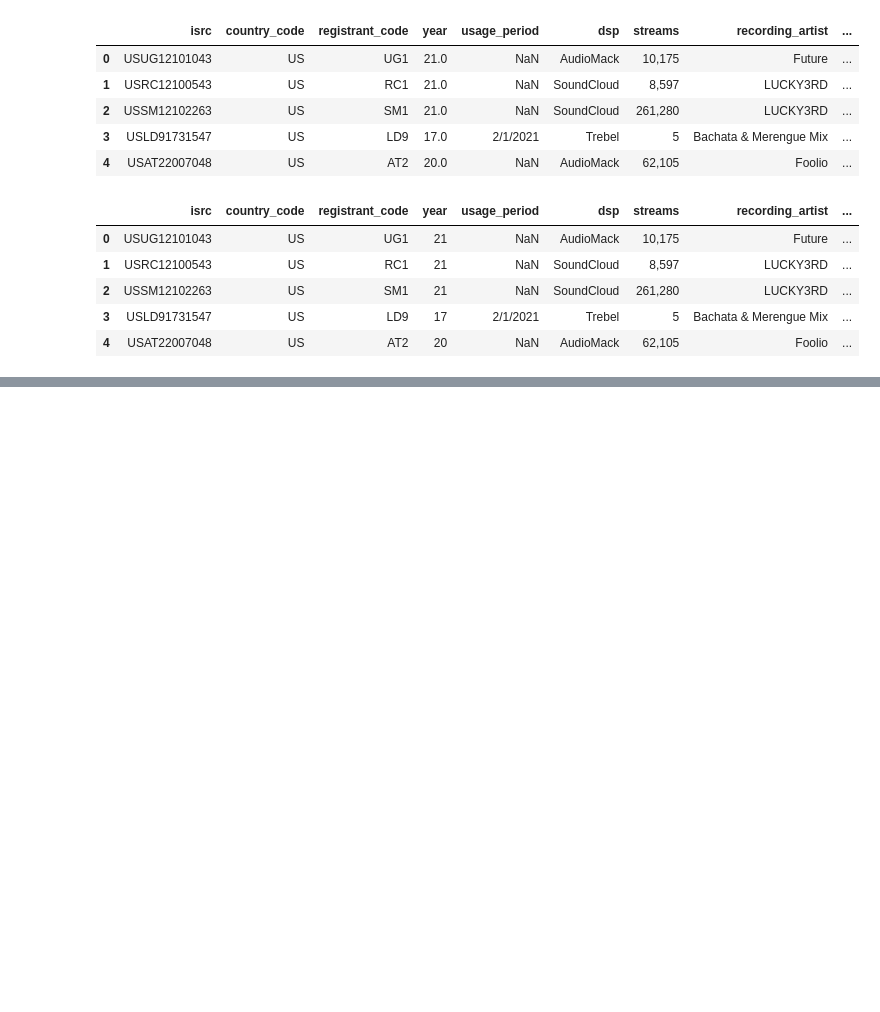
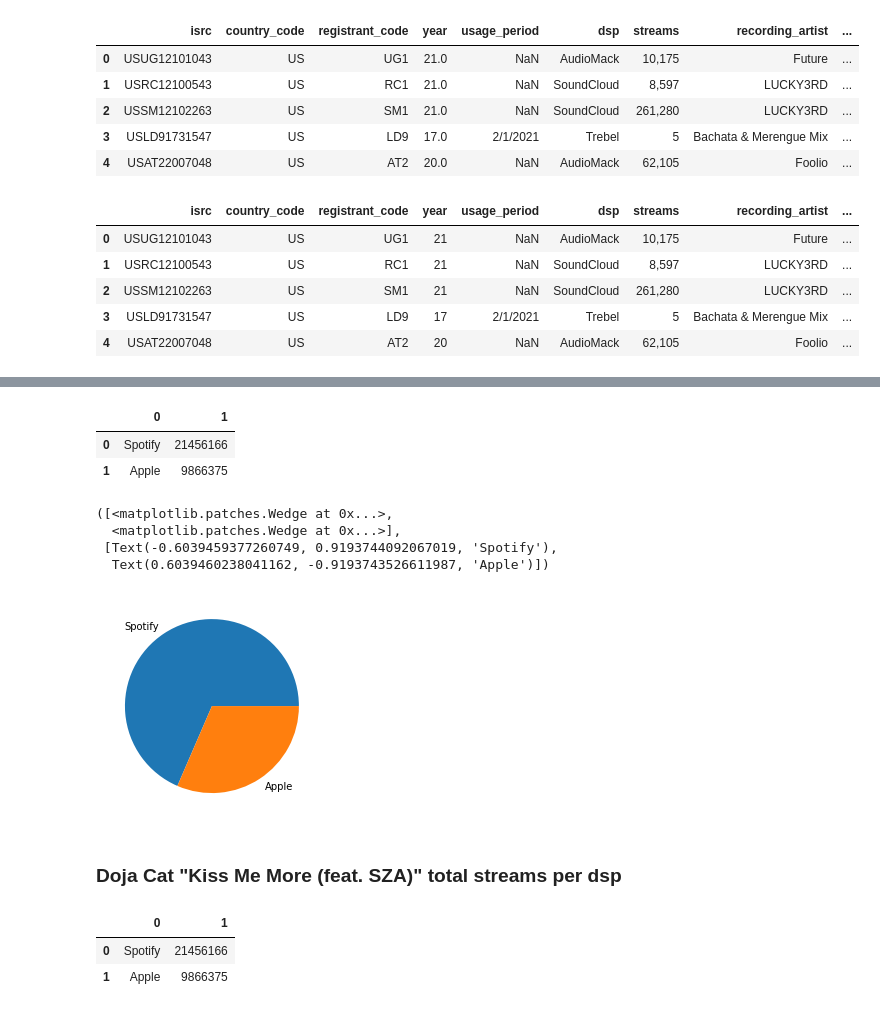
Before and after one commit to LJRollerII/mlc-project-napster, a Jupyter notebook: notebooks/dsp_mlc.ipynb, the cells around one changed output, grey strips where cells are left out. Saved outputs shown, nothing was run; the diff lists cells and outputs as text; code cells hidden in the pictures; blank space fills up the shorter version.

Commit message:
charts charts

```diff
--- a/notebooks/dsp_mlc.ipynb
+++ b/notebooks/dsp_mlc.ipynb
@@ -55,0 +71,22 @@ mlc.sort_values(
+# %%
+doja_kmm.head()
+# %% [output]
+|  | 0 | 1 |
+| 0 | Spotify | 21456166 |
+| 1 | Apple | 9866375 |
+# %%
+plt.pie(doja_kmm[1], labels=doja_kmm[0])
+# %% [output]
+([<matplotlib.patches.Wedge at 0x...>,
+  <matplotlib.patches.Wedge at 0x...>],
+ [Text(-0.6039459377260749, 0.9193744092067019, 'Spotify'),
+  Text(0.6039460238041162, -0.9193743526611987, 'Apple')])
+[figure, added]
+# %% [markdown]
+### Doja Cat "Kiss Me More (feat. SZA)" total streams per dsp
+# %%
+doja_kmm.head()
+# %% [output]
+|  | 0 | 1 |
+| 0 | Spotify | 21456166 |
+| 1 | Apple | 9866375 |
```
Also changed, not shown: parts of 47 cells of this notebook.
